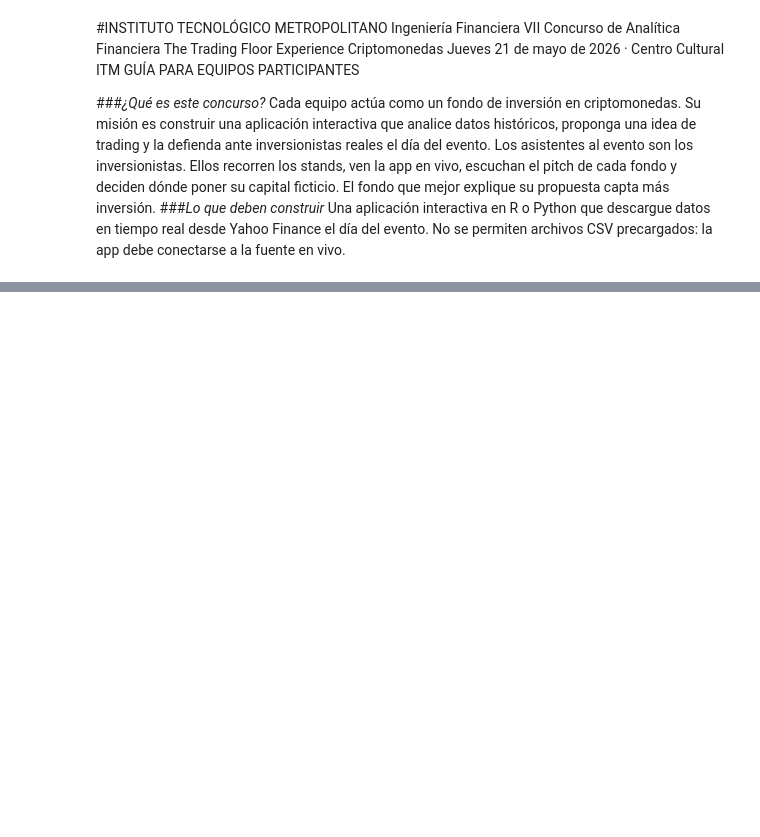
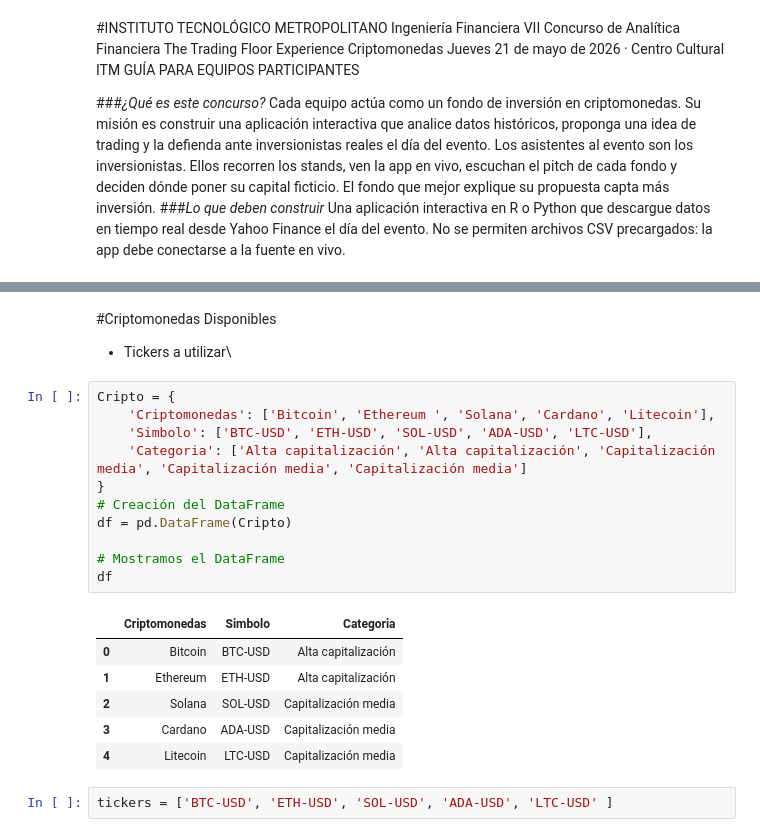
Before and after one commit to fraygoezdavid/Lenguajes_de_programacion, a Jupyter notebook: Proyecto_Cripto_Entregable.ipynb, the cells around one changed output, grey strips where cells are left out. Drawn from its saved outputs; the diff is of its cells as text; blank space fills up the shorter version.

```diff
--- a/Proyecto_Cripto_Entregable.ipynb
+++ b/Proyecto_Cripto_Entregable.ipynb
@@ -21,0 +51,23 @@ día del evento. No se permiten archivos CSV precargados: la app debe conectarse
+# %% [markdown]
+#Criptomonedas Disponibles
+- Tickers a utilizar\
+# %%
+Cripto = {
+    'Criptomonedas': ['Bitcoin', 'Ethereum ', 'Solana', 'Cardano', 'Litecoin'],
+    'Simbolo': ['BTC-USD', 'ETH-USD', 'SOL-USD', 'ADA-USD', 'LTC-USD'],
+    'Categoria': ['Alta capitalización', 'Alta capitalización', 'Capitalización media', 'Capitalización media', 'Capitalización media']
+}
+# Creación del DataFrame
+df = pd.DataFrame(Cripto)
+
+# Mostramos el DataFrame
+df
+# %% [output]
+|  | Criptomonedas | Simbolo | Categoria |
+| 0 | Bitcoin | BTC-USD | Alta capitalización |
+| 1 | Ethereum | ETH-USD | Alta capitalización |
+| 2 | Solana | SOL-USD | Capitalización media |
+| 3 | Cardano | ADA-USD | Capitalización media |
+| 4 | Litecoin | LTC-USD | Capitalización media |
+# %%
+tickers = ['BTC-USD', 'ETH-USD', 'SOL-USD', 'ADA-USD', 'LTC-USD' ]
```
Also changed, not shown: parts of 19 cells of this notebook.
